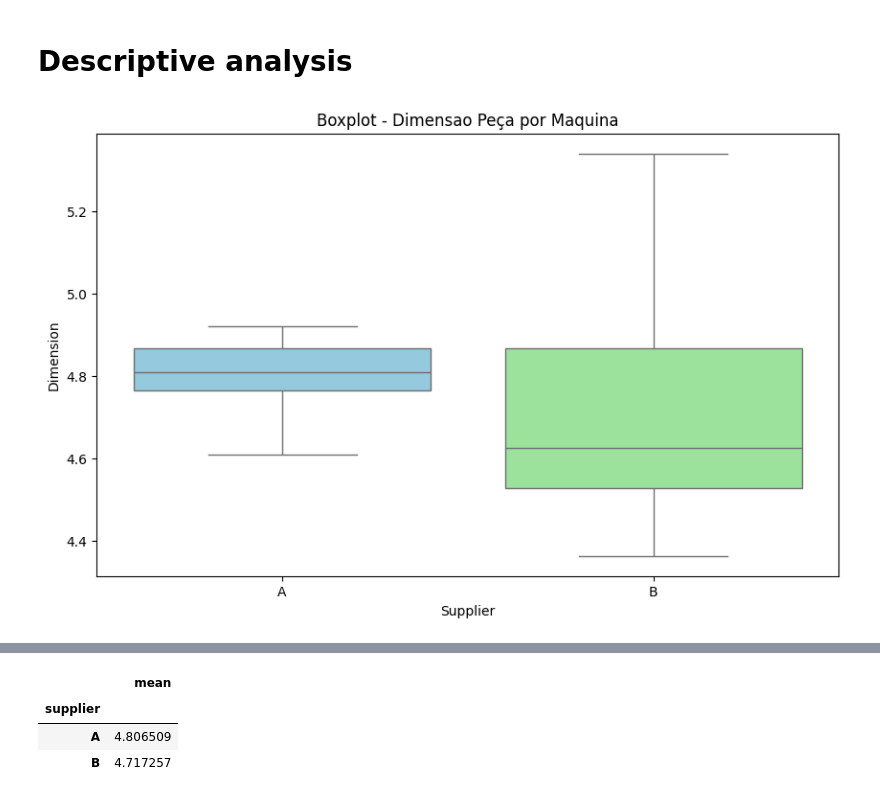
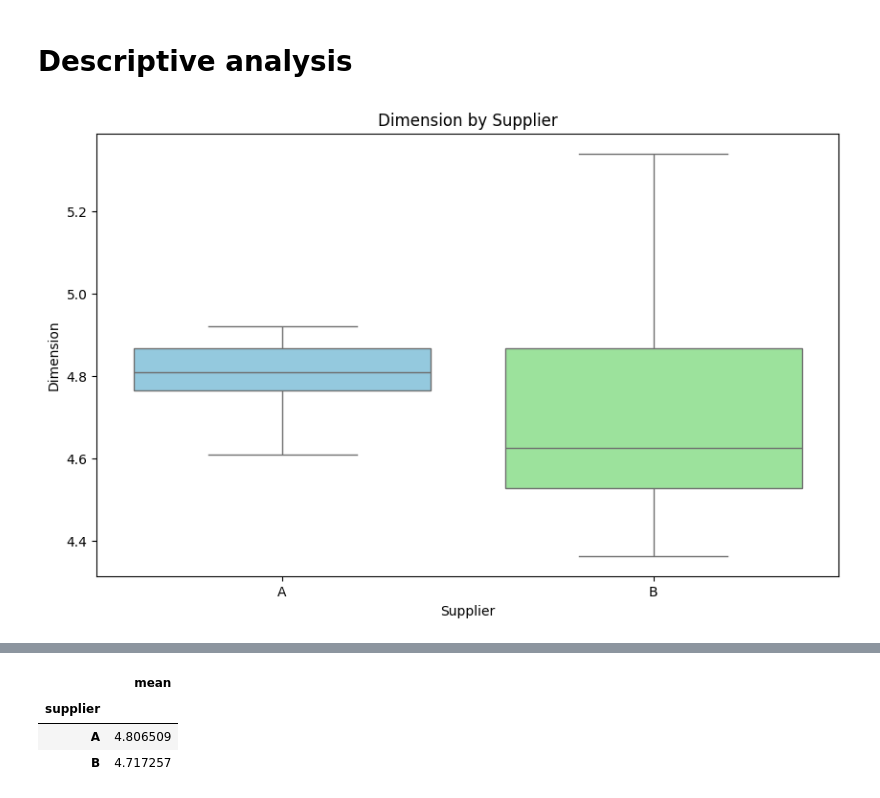
Before and after one commit to anaaristow/analise_fornecedores_pecas, a Jupyter notebook: eda.ipynb, the cells around one changed output, grey strips where cells are left out. Saved outputs shown, nothing was run; the diff lists cells and outputs as text; code cells hidden in the pictures.

```diff
--- a/eda.ipynb
+++ b/eda.ipynb
@@ -16,17 +16,17 @@ Index(['dimension', 'supplier'], dtype='object')
 # %%
 def plot_box_plot(df):
     colors = ['#87CEEB', '#90EE90']
 
     plt.figure(figsize=(10, 6))
     sns.boxplot(x='supplier', y='dimension', data=df, palette=colors, hue='supplier', dodge=False, linewidth=1)
-    plt.title('Boxplot - Dimensao Peça por Maquina')
+    plt.title('Dimension by Supplier')
     plt.xlabel('Supplier')
     plt.ylabel('Dimension')
     plt.show()
 
 plot_box_plot(df)
 # %% [output]
-[figure, old version]
+[figure, new version]
 # %%
 def plot_histograms(df):
     colors = ['#87CEEB', '#90EE90']
```
Also changed, not shown: parts of 1 cell of this notebook.
